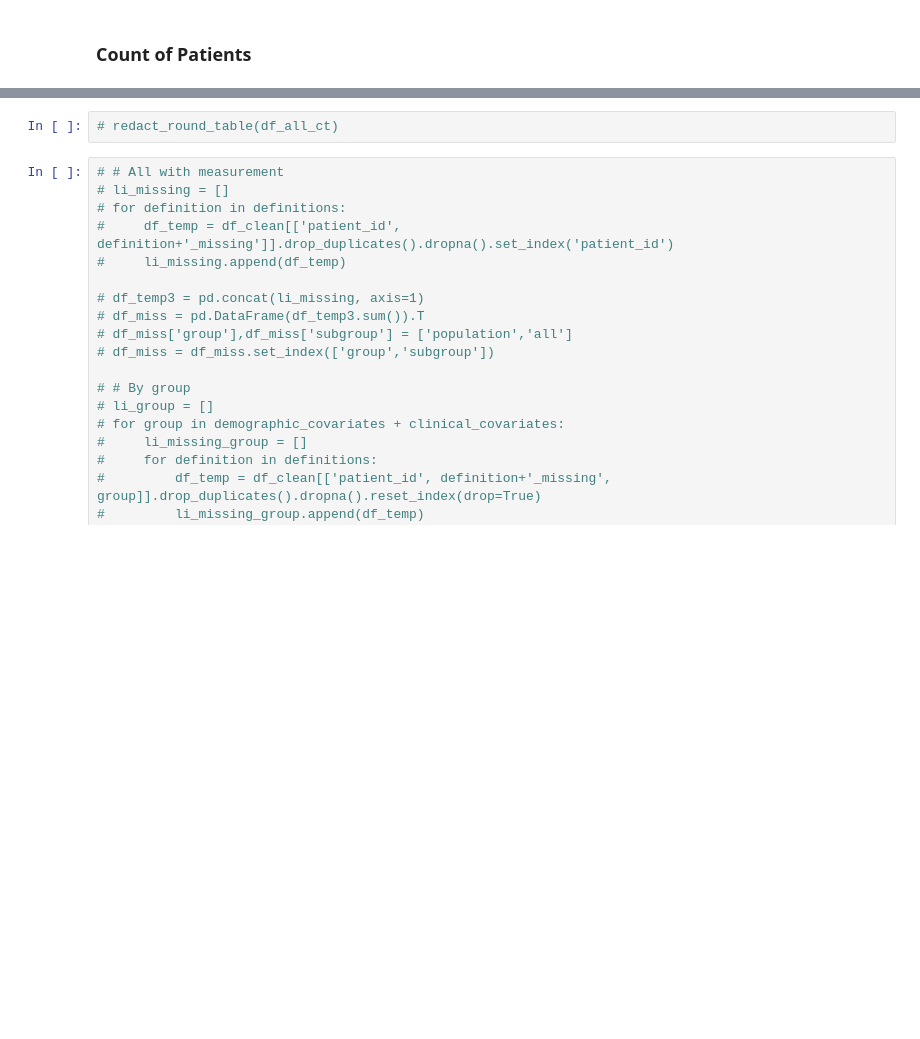
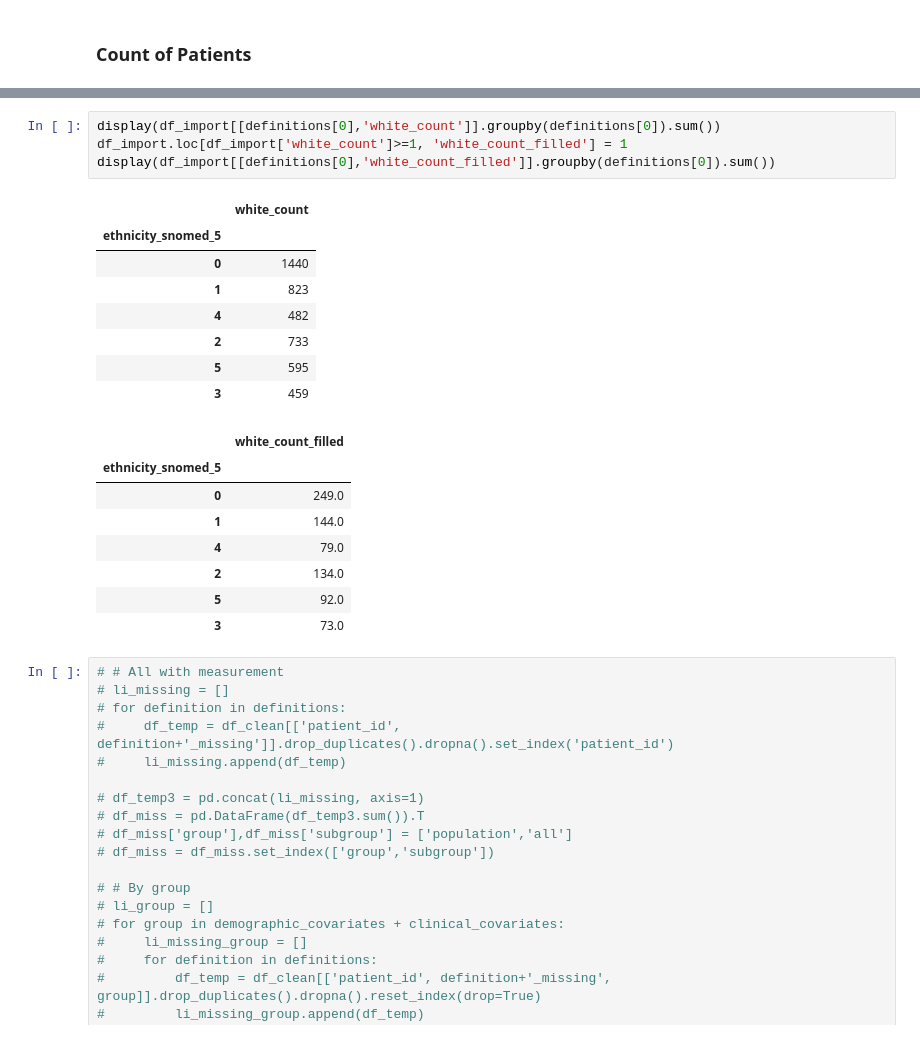
Before and after one commit to opensafely/ethnicity-short-data-report, a Jupyter notebook: notebooks_jupyter/report_ethnicity.ipynb, the cells around one changed output, grey strips where cells are left out. Saved outputs shown, nothing was run; the diff lists cells and outputs as text; blank space fills up the shorter version.

Commit message:
add ethnicity dates

```diff
--- a/notebooks_jupyter/report_ethnicity.ipynb
+++ b/notebooks_jupyter/report_ethnicity.ipynb
@@ -267,8 +265,27 @@ display(all_together_dict_slice)
 |  | True | 8 (80.0) | 6 (60.0) | 1 (10.0) | 1 (10.0) | ... |
 | learning_disability | False | 319 (32.2) | 250 (25.3) | 178 (18.0) | 133 (13.4) | ... |
 |  | True | 0 (0.0) | 0 (0.0) | 3 (30.0) | 1 (10.0) | ... |
-# %%
-# redact_round_table(df_all_ct)
+# %%
+display(df_import[[definitions[0],'white_count']].groupby(definitions[0]).sum())
+df_import.loc[df_import['white_count']>=1, 'white_count_filled'] = 1
+display(df_import[[definitions[0],'white_count_filled']].groupby(definitions[0]).sum())
+# %% [output]
+|  | white_count |
+| ethnicity_snomed_5 |  |
+| 0 | 1440 |
+| 1 | 823 |
+| 4 | 482 |
+| 2 | 733 |
+| 5 | 595 |
+| 3 | 459 |
+|  | white_count_filled |
+| ethnicity_snomed_5 |  |
+| 0 | 249.0 |
+| 1 | 144.0 |
+| 4 | 79.0 |
+| 2 | 134.0 |
+| 5 | 92.0 |
+| 3 | 73.0 |
 # %%
 # # All with measurement
 # li_missing = []
```
Also changed, not shown: parts of 2 cells of this notebook, 4 other files.
